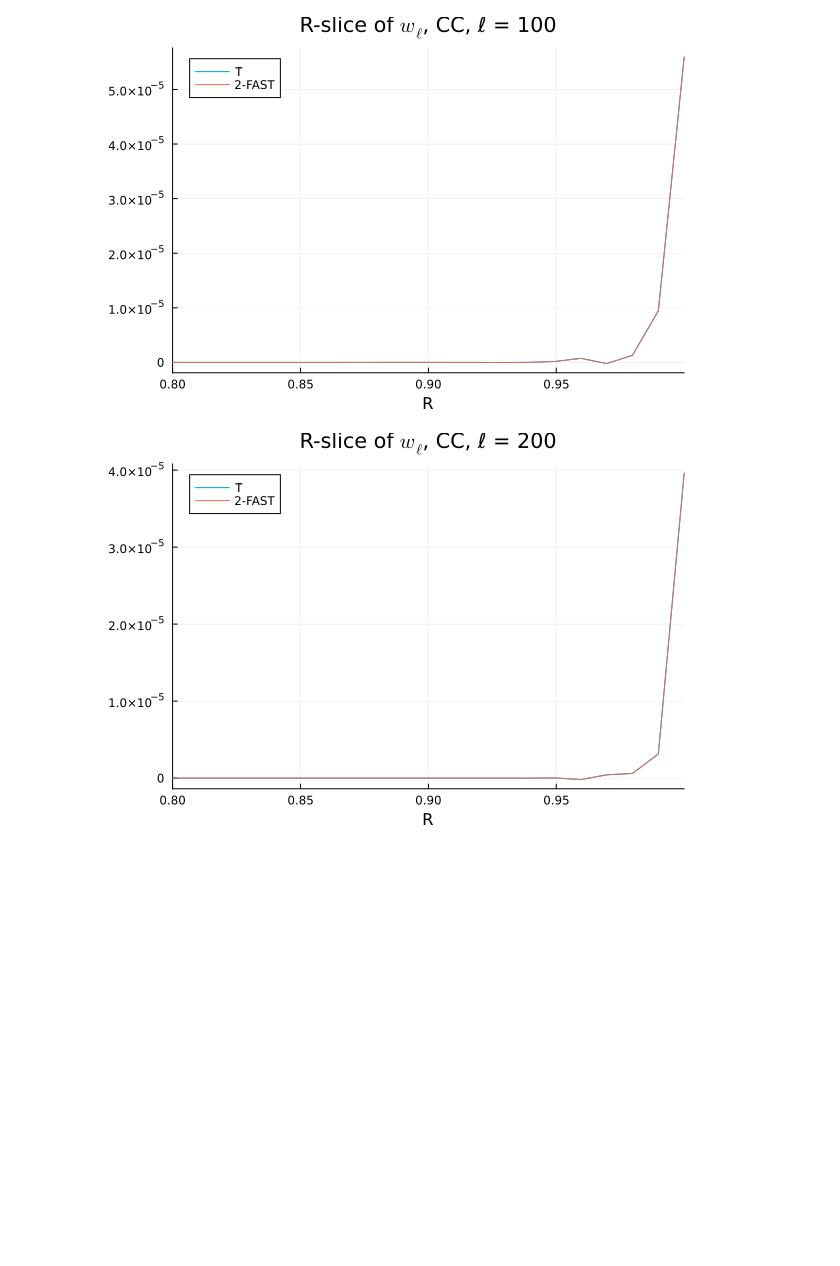
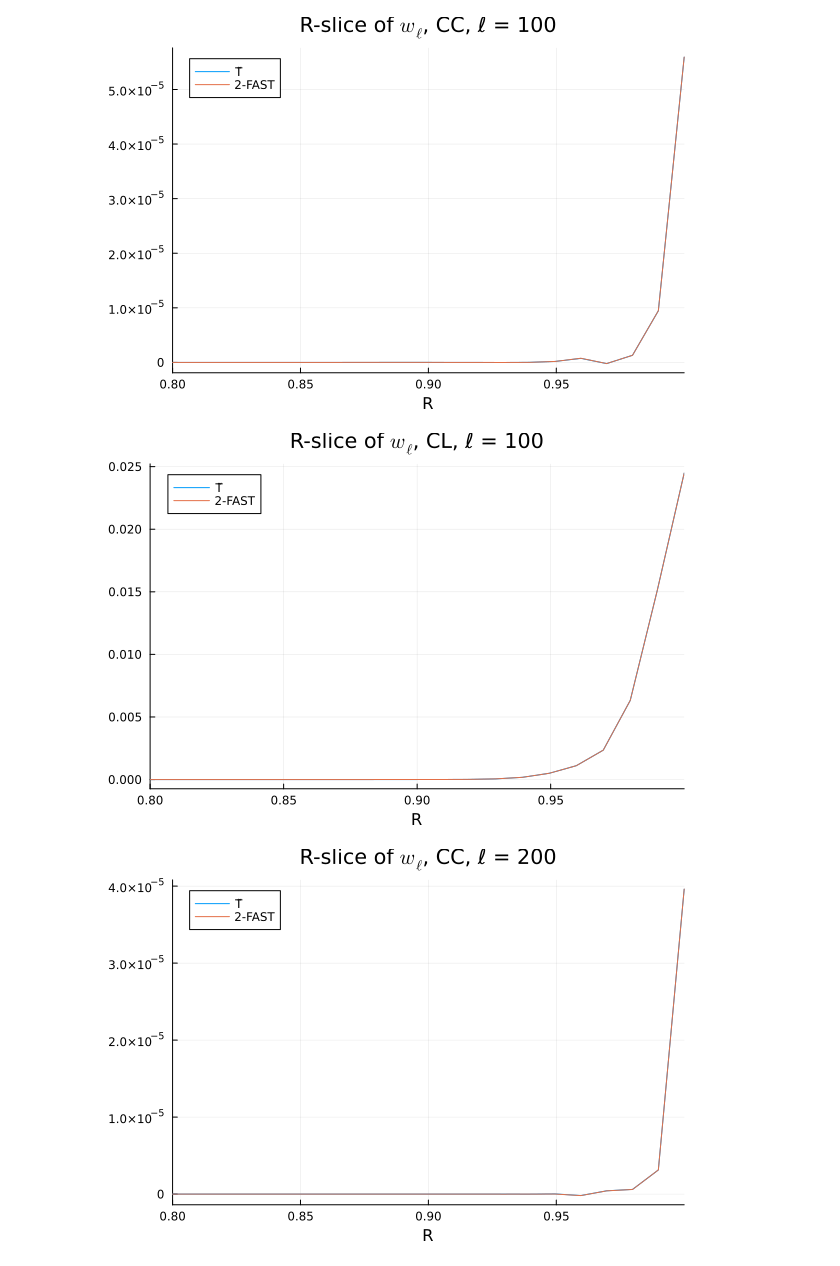
Before and after one commit to sofiachiarenza/Cl_project, a Jupyter notebook: cls_final_for_real?.ipynb, the cells around one changed output. Cells and saved outputs as stored; diff of their text form; code cells hidden in the pictures; blank space fills up the shorter version.

```diff
--- a/cls_final_for_real?.ipynb
+++ b/cls_final_for_real?.ipynb
@@ -363,6 +371,11 @@ plot(Rs, w_CC[15,50,:], xlim=(0.8,1), label="T̃", title = L"R-slice of $w_\ell$
 plot!(Rs, w_CC_2F[2,50,:], label="2-FAST")
 # %% [output]
 [figure]
+# %%
+plot(Rs, w_CL[15,50,:], xlim=(0.8,1), label="T̃", title = L"R-slice of $w_\ell$, CL, ℓ = 100", xlabel = "R")
+plot!(Rs, w_CL_2F[2,50,:], label="2-FAST")
+# %% [output]
+[figure, added]
 # %%
 plot(Rs, w_CC[21,50,:], xlim=(0.8,1), label="T̃", title = L"R-slice of $w_\ell$, CC, ℓ = 200", xlabel = "R")
 plot!(Rs, w_CC_2F[3,50,:], label="2-FAST")
```
Also changed, not shown: parts of 13 cells of this notebook.
